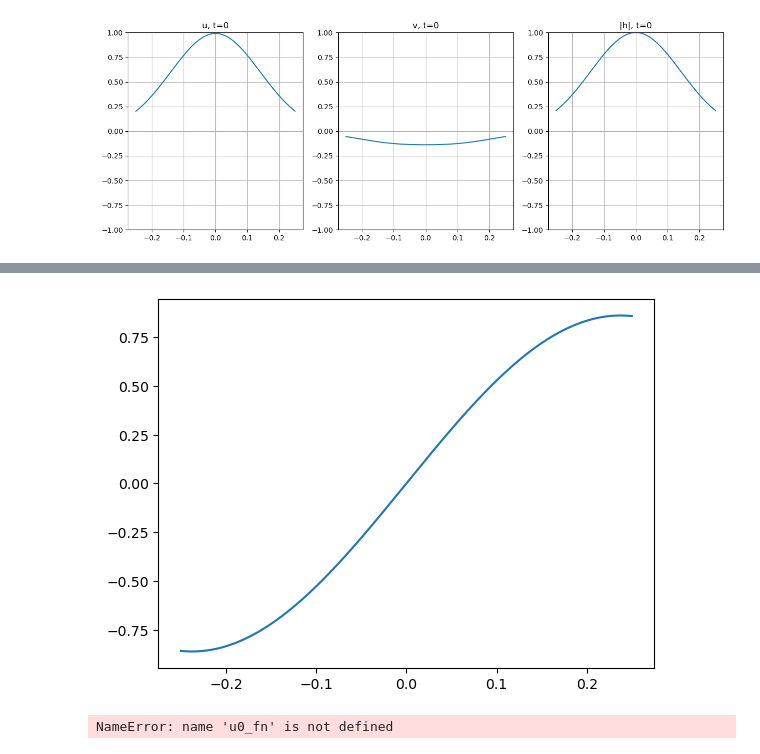
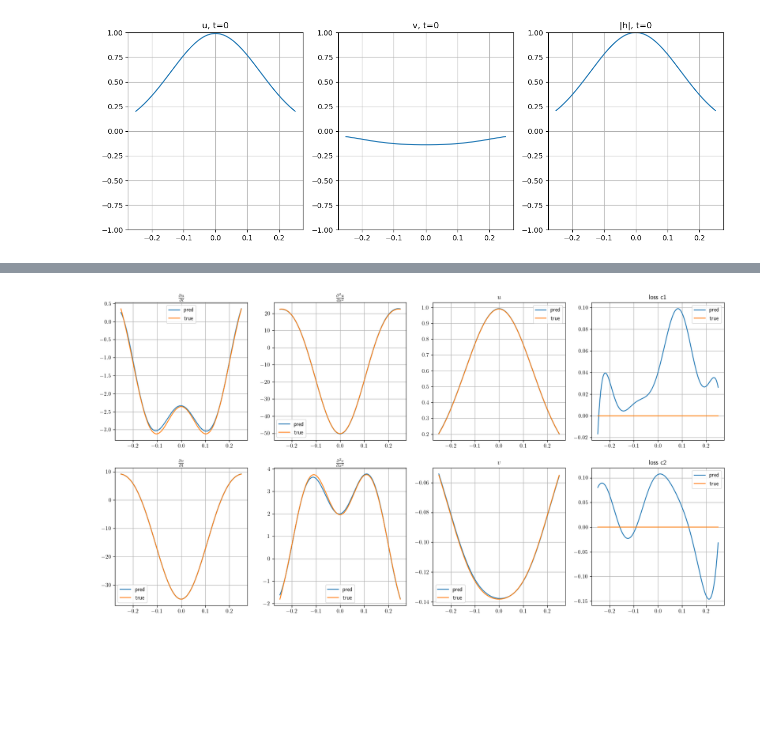
Before and after one commit to Orcuslc/Seismic_wave_inversion_PINN, a Jupyter notebook: 21_2020-08-10-Schrodinger-ShiJin2/1.ipynb, the cells around one changed output, grey strips where cells are left out. Drawn from its saved outputs; the diff is of its cells as text; code cells hidden in the pictures; blank space fills up the shorter version.

```diff
--- a/21_2020-08-10-Schrodinger-ShiJin2/1.ipynb
+++ b/21_2020-08-10-Schrodinger-ShiJin2/1.ipynb
@@ -329,7 +743,0 @@ plt.show()
-# %%
-duv_dxxtt_c = hessian(direct_params, jnp.hstack([x, t]))
-du_dxx_c, dv_dxx_c = duv_dxxtt_c[:, 0:1, 0, 0], duv_dxxtt_c[:, 1:2, 0, 0]
-plt.plot(x, du_dxx_c)
-plt.show()
-# %% [output]
-[figure, removed]
@@ -342,10 +744,62 @@ loss_c2 = metaloss(epsilon*dv_dt_c - 0.5*epsilon**2*du_dxx_c + V*u_c, 0)
-# %%
-du0_dt_fn = jax.vmap(jax.grad(u0_fn, 1), in_axes = (0, 0))
-dv0_dt_fn = jax.vmap(jax.grad(v0_fn, 1), in_axes = (0, 0))
-
-du0_dx_fn = jax.vmap(jax.grad(u0_fn, 0), in_axes = (0, 0))
-dv0_dx_fn = jax.vmap(jax.grad(v0_fn, 0), in_axes = (0, 0))
-
-du0_dxx_fn = jax.vmap(jax.grad)
-# %% [output]
-NameError: name 'u0_fn' is not defined
+# %%
+x = jnp.linspace(*domain[:, 0], 1000).reshape((-1, 1))
+t = jnp.zeros_like(x)
+xt = jnp.hstack([x, t])
+
+
+# direct_params_ = direct_params
+direct_params_ = get_params(opt_state)
+duv_dxt = jacobian(direct_params_, xt)
+du_dt, dv_dt = duv_dxt[:, 0:1, 1], duv_dxt[:, 1:2, 1]
+duv_dxxtt = hessian(direct_params_, xt)
+du_dxx, dv_dxx = duv_dxxtt[:, 0:1, 0, 0], duv_dxxtt[:, 1:2, 0, 0]
+uv = model(direct_params_, xt)
+u, v = uv[:, 0:1], uv[:, 1:2]
+loss_c1 = epsilon*du_dt + 0.5*epsilon**2*dv_dxx - V*v
+loss_c2 = epsilon*dv_dt - 0.5*epsilon**2*du_dxx + V*u
+
+# du0_dt, dv0_dt = du0_dt_fn(xt), dv0_dt_fn(xt)
+du0_dxx, dv0_dxx = du0_dxx_fn(xt), dv0_dxx_fn(xt)
+u0, v0 = u0_fn(xt[:, 0:1], xt[:, 1:2]), v0_fn(xt[:, 0:1], xt[:, 1:2])
+du0_dt = 1.0/epsilon*(V*v0 - epsilon**2/2*dv0_dxx)
+dv0_dt = 1.0/epsilon*(epsilon**2/2*du0_dxx - V*u0)
+loss_c10 = epsilon*du0_dt + 0.5*epsilon**2*dv0_dxx - V*v0
+loss_c20 = epsilon*dv0_dt - 0.5*epsilon**2*du0_dxx + V*u0
+
+%matplotlib inline
+plt.rcParams.update(plt.rcParamsDefault)
+plt.rcParams["text.usetex"] = True
+
+f, ax = plt.subplots(2, 4, figsize = (20, 10))
+ax[0][0].plot(x, du_dt, label = "pred")
+ax[0][0].plot(x, du0_dt, label = "true")
+ax[0][0].set_title(r"$\frac{\partial u}{\partial t}$")
+ax[1][0].plot(x, dv_dt, label = "pred")
+ax[1][0].plot(x, dv0_dt, label = "true")
+ax[1][0].set_title(r"$\frac{\partial v}{\partial t}$")
+ax[0][1].plot(x, du_dxx, label = "pred")
+ax[0][1].plot(x, du0_dxx, label = "true")
+ax[0][1].set_title(r"$\frac{\partial^2 u}{\partial x^2}$")
+ax[1][1].plot(x, dv_dxx, label = "pred")
+ax[1][1].plot(x, dv0_dxx, label = "true")
+ax[1][1].set_title(r"$\frac{\partial^2 v}{\partial x^2}$")
+ax[0][2].plot(x, u, label = "pred")
+ax[0][2].plot(x, u0, label = "true")
+ax[0][2].set_title(r"$u$")
+ax[1][2].plot(x, v, label = "pred")
+ax[1][2].plot(x, v0, label = "true")
+ax[1][2].set_title(r"$v$")
+ax[0][3].plot(x, loss_c1, label = "pred")
+ax[0][3].plot(x, loss_c10, label = "true")
+ax[0][3].set_title(r"loss c1")
+ax[1][3].plot(x, loss_c2, label = "pred")
+ax[1][3].plot(x, loss_c20, label = "true")
+ax[1][3].set_title(r"loss c2")
+
+for i in range(2):
+	for j in range(4):
+		ax[i][j].legend()
+		ax[i][j].grid()
+plt.show()
+# %% [output]
+[figure, added]
```
Also changed, not shown: parts of 15 cells of this notebook, 18 other files.
